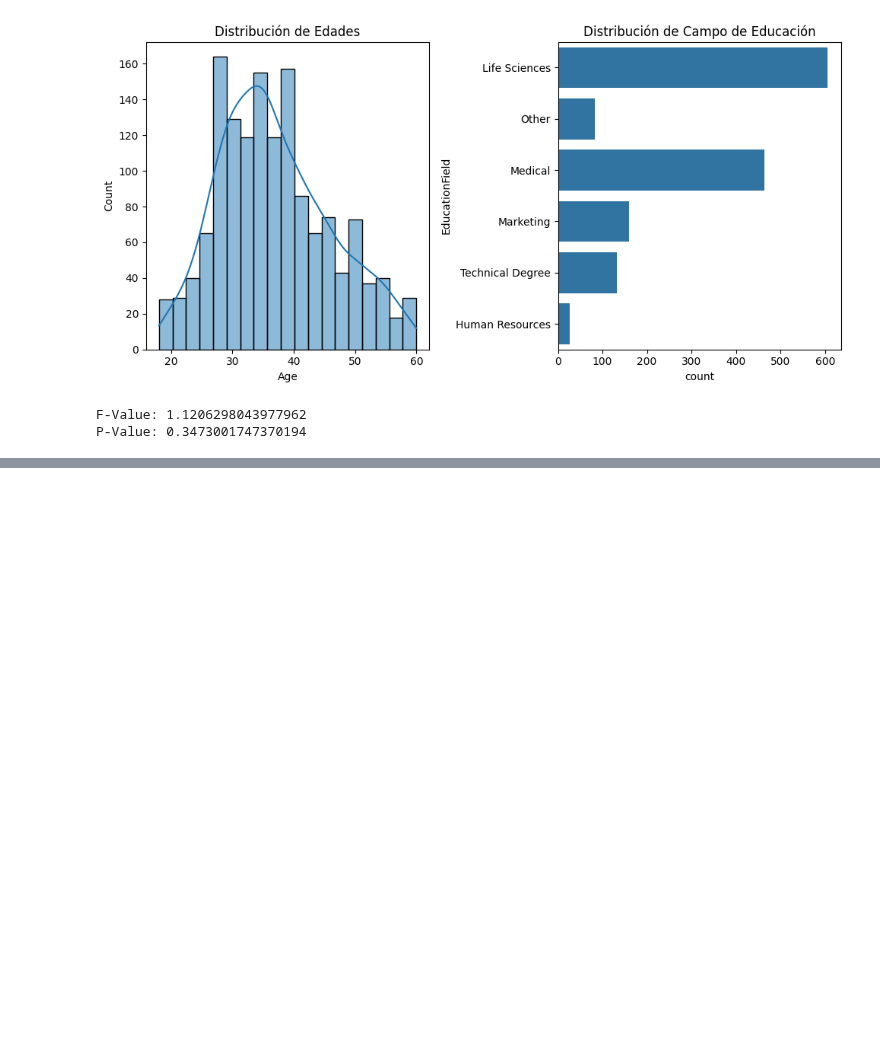
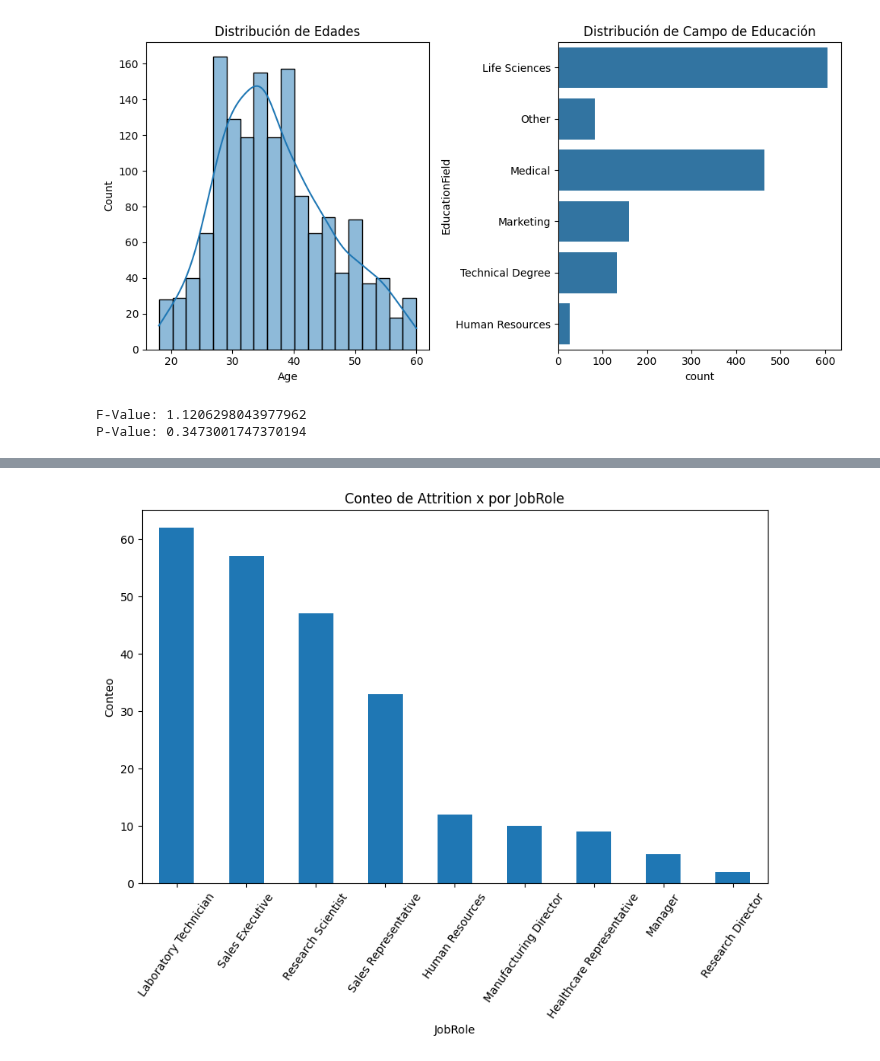
Before and after one commit to hugofmr/estadistica_edem, a Jupyter notebook: employee_attrition/employee_attrition_hm.ipynb, the cells around one changed output, grey strips where cells are left out. Cells and saved outputs as stored; diff of their text form; code cells hidden in the pictures; blank space fills up the shorter version.

```diff
--- a/employee_attrition/employee_attrition_hm.ipynb
+++ b/employee_attrition/employee_attrition_hm.ipynb
@@ -170,0 +171,16 @@ Passing `palette` without assigning `hue` is deprecated and will be removed in v
+# %%
+df_attrition_yes = df[df['Attrition'] == 'Yes']
+
+# Luego, cuenta las ocurrencias por 'JobRole'
+jobrole_counts = df_attrition_yes['JobRole'].value_counts()
+
+# Ahora, crea un gráfico de barras con esta información
+plt.figure(figsize=(10, 6))
+jobrole_counts.plot(kind='bar')
+plt.title('Conteo de Attrition x por JobRole')
+plt.xlabel('JobRole')
+plt.ylabel('Conteo')
+plt.xticks(rotation=55)
+plt.show()
+# %% [output]
+[figure, added]
```
Also changed, not shown: parts of 8 cells of this notebook, 1 other file.
